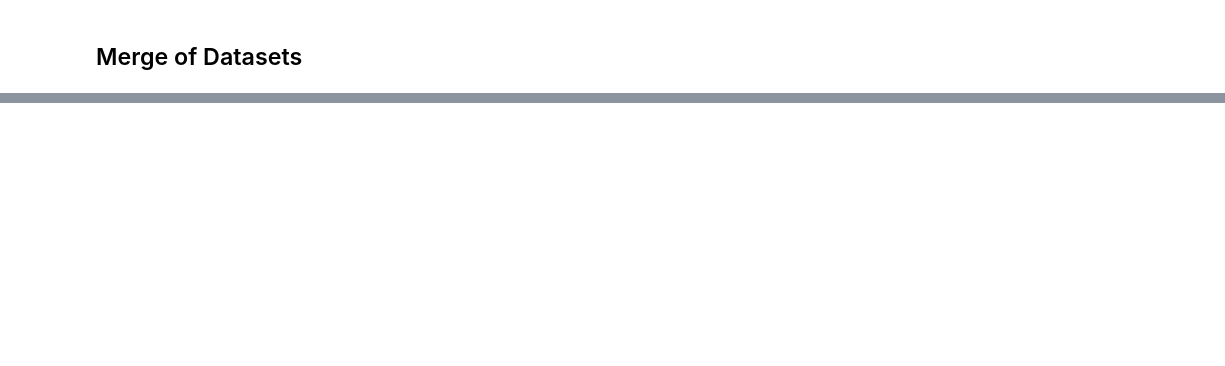
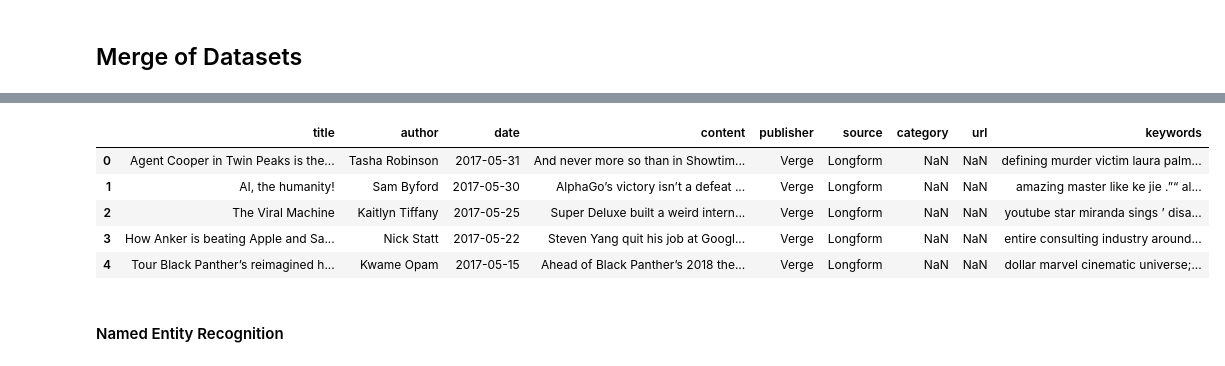
Before and after one commit to diogofonte/feup-pri, a Jupyter notebook: data_preparation/pipeline.ipynb, the cells around one changed output, grey strips where cells are left out. Saved outputs shown, nothing was run; the diff lists cells and outputs as text; code cells hidden in the pictures; blank space fills up the shorter version.

```diff
--- a/data_preparation/pipeline.ipynb
+++ b/data_preparation/pipeline.ipynb
@@ -128,2 +142,5 @@ Number of rows:  2225
 # %% [markdown]
 ## Merge of Datasets
+# %%
+news_dataset = pd.concat([all_the_news, bbc_news], ignore_index=True)
+news_dataset.head()
@@ -129,0 +163,15 @@ Number of rows:  2225
+# %%
+# Remove duplicates
+news_dataset = news_dataset.drop_duplicates(subset=['title', 'content'], keep='first')
+
+# Replace empty strings with NaN
+text_columns = ['title', 'author', 'content', 'publisher', 'source', 'category', 'url']
+news_dataset[text_columns] = news_dataset[text_columns].replace('', np.nan)
+
+# Remove rows with missing title or content
+news_dataset = news_dataset.dropna(subset=['title', 'content'])
+
+# Remove "\n" from author column
+news_dataset['author'] = news_dataset['author'].str.replace("\n", "")
+
+news_dataset.head()
@@ -129,0 +196,18 @@ Number of rows:  2225
+# %%
+# installation in the command line first: pip install rake-nltk
+from rake_nltk import Rake
+import nltk
+nltk.download('stopwords')
+nltk.download('punkt')
+
+# Uses stopwords for english from NLTK, and all puntuation characters by
+r = Rake()
+
+# Define a function to extract keywords
+def extract_keywords(row):
+    r.extract_keywords_from_text(row['title'] + ' ' + row['content'])
+    keywords_list = r.get_ranked_phrases()
+    return ';'.join(keywords_list)
+
+# Apply the function to create a new 'keywords' column
+news_dataset['keywords'] = news_dataset.apply(extract_keywords, axis=1)
@@ -129,0 +221,11 @@ Number of rows:  2225
+# %%
+news_dataset.head()
+# %% [output]
+|  | title | author | date | content | publisher | source | category | url | keywords |
+| 0 | Agent Cooper in Twin Peaks is the... | Tasha Robinson | 2017-05-31 | And never more so than in Showtim... | Verge | Longform | NaN | NaN | defining murder victim laura palm... |
+| 1 | AI, the humanity! | Sam Byford | 2017-05-30 | AlphaGo’s victory isn’t a defeat ... | Verge | Longform | NaN | NaN | amazing master like ke jie .”“ al... |
+| 2 | The Viral Machine | Kaitlyn Tiffany | 2017-05-25 | Super Deluxe built a weird intern... | Verge | Longform | NaN | NaN | youtube star miranda sings ’ disa... |
+| 3 | How Anker is beating Apple and Sa... | Nick Statt | 2017-05-22 | Steven Yang quit his job at Googl... | Verge | Longform | NaN | NaN | entire consulting industry around... |
+| 4 | Tour Black Panther’s reimagined h... | Kwame Opam | 2017-05-15 | Ahead of Black Panther’s 2018 the... | Verge | Longform | NaN | NaN | dollar marvel cinematic universe;... |
+# %% [markdown]
+#### Named Entity Recognition
```
Also changed, not shown: parts of 15 cells of this notebook, 5 other files.
